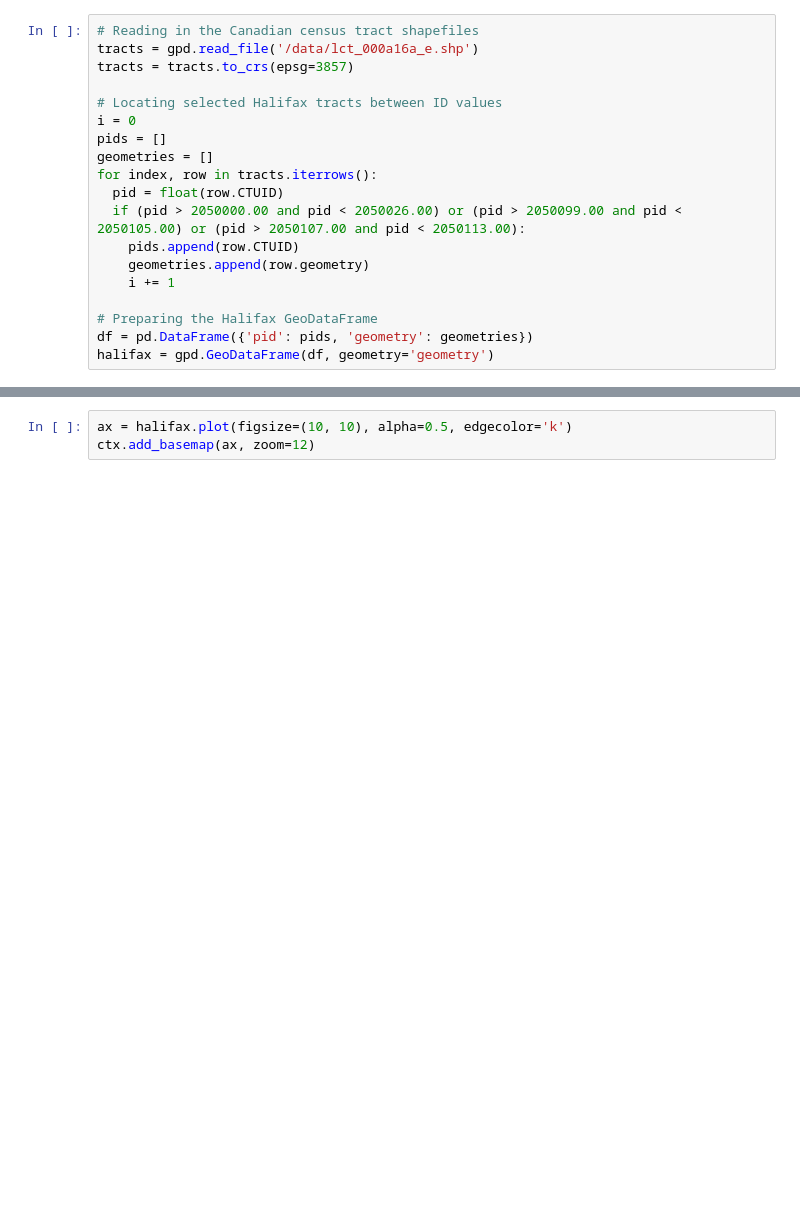
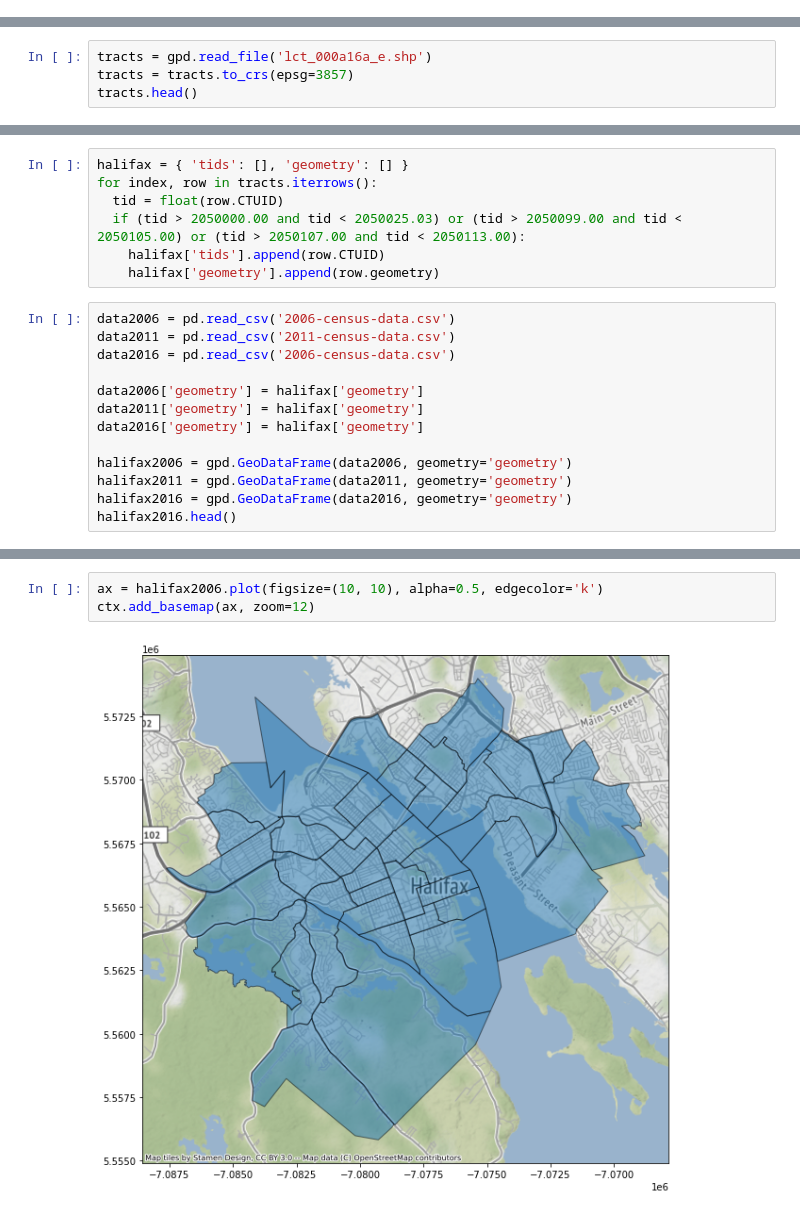
Before and after one commit to laurynmarchand/hfx-gentrification, a Jupyter notebook: notebooks/analysis.ipynb, the cells around one changed output, grey strips where cells are left out. Cells and saved outputs as stored; diff of their text form; blank space fills up the shorter version.

```diff
--- a/notebooks/analysis.ipynb
+++ b/notebooks/analysis.ipynb
@@ -10,19 +14,0 @@ import contextily as ctx
-# %%
-# Reading in the Canadian census tract shapefiles
-tracts = gpd.read_file('/data/lct_000a16a_e.shp')
-tracts = tracts.to_crs(epsg=3857)
-
-# Locating selected Halifax tracts between ID values
-i = 0
-pids = []
-geometries = []
-for index, row in tracts.iterrows():
-  pid = float(row.CTUID)
-  if (pid > 2050000.00 and pid < 2050026.00) or (pid > 2050099.00 and pid < 2050105.00) or (pid > 2050107.00 and pid < 2050113.00):
-    pids.append(row.CTUID)
-    geometries.append(row.geometry)
-    i += 1
-
-# Preparing the Halifax GeoDataFrame
-df = pd.DataFrame({'pid': pids, 'geometry': geometries})
-halifax = gpd.GeoDataFrame(df, geometry='geometry')
@@ -28,0 +20,4 @@ halifax = gpd.GeoDataFrame(df, geometry='geometry')
+# %%
+tracts = gpd.read_file('lct_000a16a_e.shp')
+tracts = tracts.to_crs(epsg=3857)
+tracts.head()
@@ -28,0 +31,20 @@ halifax = gpd.GeoDataFrame(df, geometry='geometry')
+# %%
+halifax = { 'tids': [], 'geometry': [] }
+for index, row in tracts.iterrows():
+  tid = float(row.CTUID)
+  if (tid > 2050000.00 and tid < 2050025.03) or (tid > 2050099.00 and tid < 2050105.00) or (tid > 2050107.00 and tid < 2050113.00):
+    halifax['tids'].append(row.CTUID)
+    halifax['geometry'].append(row.geometry)
+# %%
+data2006 = pd.read_csv('2006-census-data.csv')
+data2011 = pd.read_csv('2011-census-data.csv')
+data2016 = pd.read_csv('2006-census-data.csv')
+
+data2006['geometry'] = halifax['geometry']
+data2011['geometry'] = halifax['geometry']
+data2016['geometry'] = halifax['geometry']
+
+halifax2006 = gpd.GeoDataFrame(data2006, geometry='geometry')
+halifax2011 = gpd.GeoDataFrame(data2011, geometry='geometry')
+halifax2016 = gpd.GeoDataFrame(data2016, geometry='geometry')
+halifax2016.head()
@@ -29,3 +58,5 @@ halifax = gpd.GeoDataFrame(df, geometry='geometry')
 # %%
-ax = halifax.plot(figsize=(10, 10), alpha=0.5, edgecolor='k')
+ax = halifax2006.plot(figsize=(10, 10), alpha=0.5, edgecolor='k')
 ctx.add_basemap(ax, zoom=12)
+# %% [output]
+[figure, added]
```
Also changed, not shown: parts of 5 cells of this notebook.
